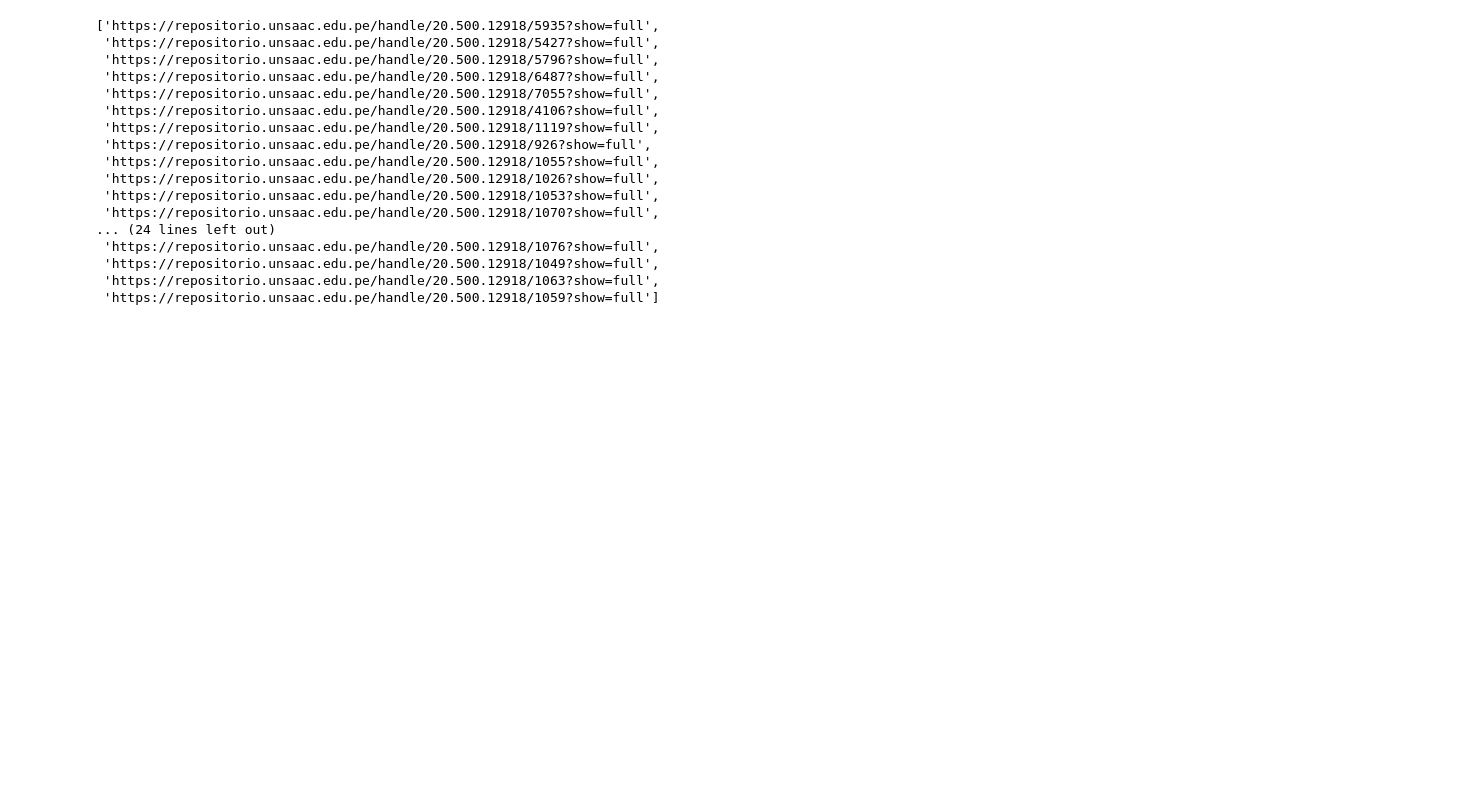
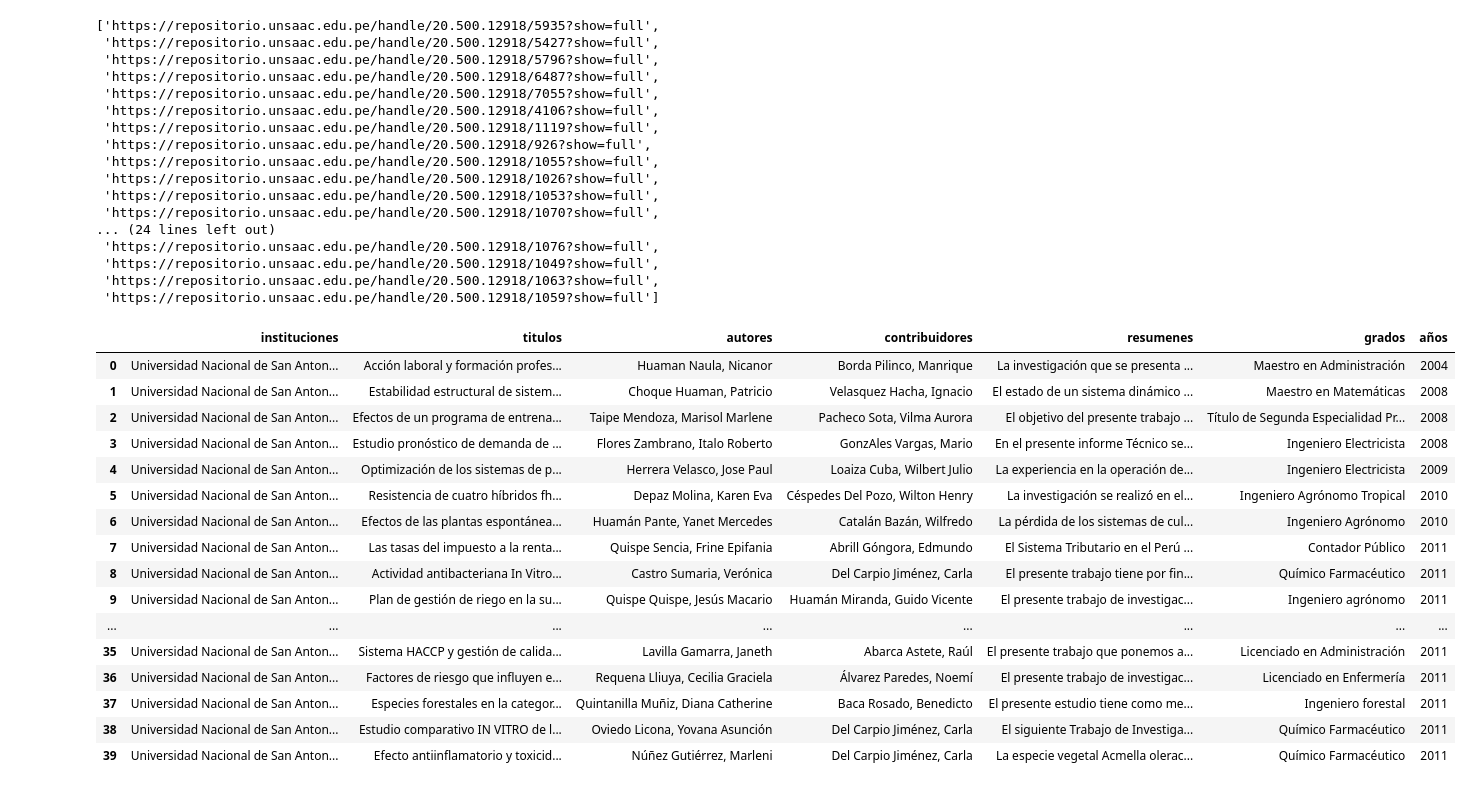
Before and after one commit to Geraldine-Geronimo/LP2_TRABAJO_FINAL, a Jupyter notebook: UNSAAC.ipynb, the cells around one changed output. Saved outputs shown, nothing was run; the diff lists cells and outputs as text; code cells hidden in the pictures; blank space fills up the shorter version.

Commit message:
UNSAAC ALEX ARCHIVO CSV

```diff
--- a/UNSAAC.ipynb
+++ b/UNSAAC.ipynb
@@ -230,3 +230,38 @@ for i in range(len(publications_links)):
             resumenes.append(" ")
     else:
         n = 0
+# %%
+#creamos un dataframe para poder guardarlos en un archivo csv
+
+df = pd.DataFrame()
+
+df['instituciones'] = instituciones
+df['titulos'] = titulos
+df['autores'] = autores
+df['contribuidores'] = contribuidores
+df['resumenes'] = resumenes
+df['grados'] = grados
+df['años'] = años
+# %%
+#GUARDAMOS LA INFROMACION EN UN ARCHIVO CSV
+
+df.to_csv('UNSAAC.csv', index=False)
+df
+# %% [output]
+|  | instituciones | titulos | autores | contribuidores | resumenes | grados | años |
+| 0 | Universidad Nacional de San Anton... | Acción laboral y formación profes... | Huaman Naula, Nicanor | Borda Pilinco, Manrique | La investigación que se presenta ... | Maestro en Administración | 2004 |
+| 1 | Universidad Nacional de San Anton... | Estabilidad estructural de sistem... | Choque Huaman, Patricio | Velasquez Hacha, Ignacio | El estado de un sistema dinámico ... | Maestro en Matemáticas | 2008 |
+| 2 | Universidad Nacional de San Anton... | Efectos de un programa de entrena... | Taipe Mendoza, Marisol Marlene | Pacheco Sota, Vilma Aurora | El objetivo del presente trabajo ... | Título de Segunda Especialidad Pr... | 2008 |
+| 3 | Universidad Nacional de San Anton... | Estudio pronóstico de demanda de ... | Flores Zambrano, Italo Roberto | GonzAles Vargas, Mario | En el presente informe Técnico se... | Ingeniero Electricista | 2008 |
+| 4 | Universidad Nacional de San Anton... | Optimización de los sistemas de p... | Herrera Velasco, Jose Paul | Loaiza Cuba, Wilbert Julio | La experiencia en la operación de... | Ingeniero Electricista | 2009 |
+| 5 | Universidad Nacional de San Anton... | Resistencia de cuatro híbridos fh... | Depaz Molina, Karen Eva | Céspedes Del Pozo, Wilton Henry | La investigación se realizó en el... | Ingeniero Agrónomo Tropical | 2010 |
+| 6 | Universidad Nacional de San Anton... | Efectos de las plantas espontánea... | Huamán Pante, Yanet Mercedes | Catalán Bazán, Wilfredo | La pérdida de los sistemas de cul... | Ingeniero Agrónomo | 2010 |
+| 7 | Universidad Nacional de San Anton... | Las tasas del impuesto a la renta... | Quispe Sencia, Frine Epifania | Abrill Góngora, Edmundo | El Sistema Tributario en el Perú ... | Contador Público | 2011 |
+| 8 | Universidad Nacional de San Anton... | Actividad antibacteriana In Vitro... | Castro Sumaria, Verónica | Del Carpio Jiménez, Carla | El presente trabajo tiene por fin... | Químico Farmacéutico | 2011 |
+| 9 | Universidad Nacional de San Anton... | Plan de gestión de riego en la su... | Quispe Quispe, Jesús Macario | Huamán Miranda, Guido Vicente | El presente trabajo de investigac... | Ingeniero agrónomo | 2011 |
+| ... | ... | ... | ... | ... | ... | ... | ... |
+| 35 | Universidad Nacional de San Anton... | Sistema HACCP y gestión de calida... | Lavilla Gamarra, Janeth | Abarca Astete, Raúl | El presente trabajo que ponemos a... | Licenciado en Administración | 2011 |
+| 36 | Universidad Nacional de San Anton... | Factores de riesgo que influyen e... | Requena Lliuya, Cecilia Graciela | Álvarez Paredes, Noemí | El presente trabajo de investigac... | Licenciado en Enfermería | 2011 |
+| 37 | Universidad Nacional de San Anton... | Especies forestales en la categor... | Quintanilla Muñiz, Diana Catherine | Baca Rosado, Benedicto | El presente estudio tiene como me... | Ingeniero forestal | 2011 |
+| 38 | Universidad Nacional de San Anton... | Estudio comparativo IN VITRO de l... | Oviedo Licona, Yovana Asunción | Del Carpio Jiménez, Carla | El siguiente Trabajo de Investiga... | Químico Farmacéutico | 2011 |
+| 39 | Universidad Nacional de San Anton... | Efecto antiinflamatorio y toxicid... | Núñez Gutiérrez, Marleni | Del Carpio Jiménez, Carla | La especie vegetal Acmella olerac... | Químico Farmacéutico | 2011 |
```
Also changed, not shown: 1 other file.
